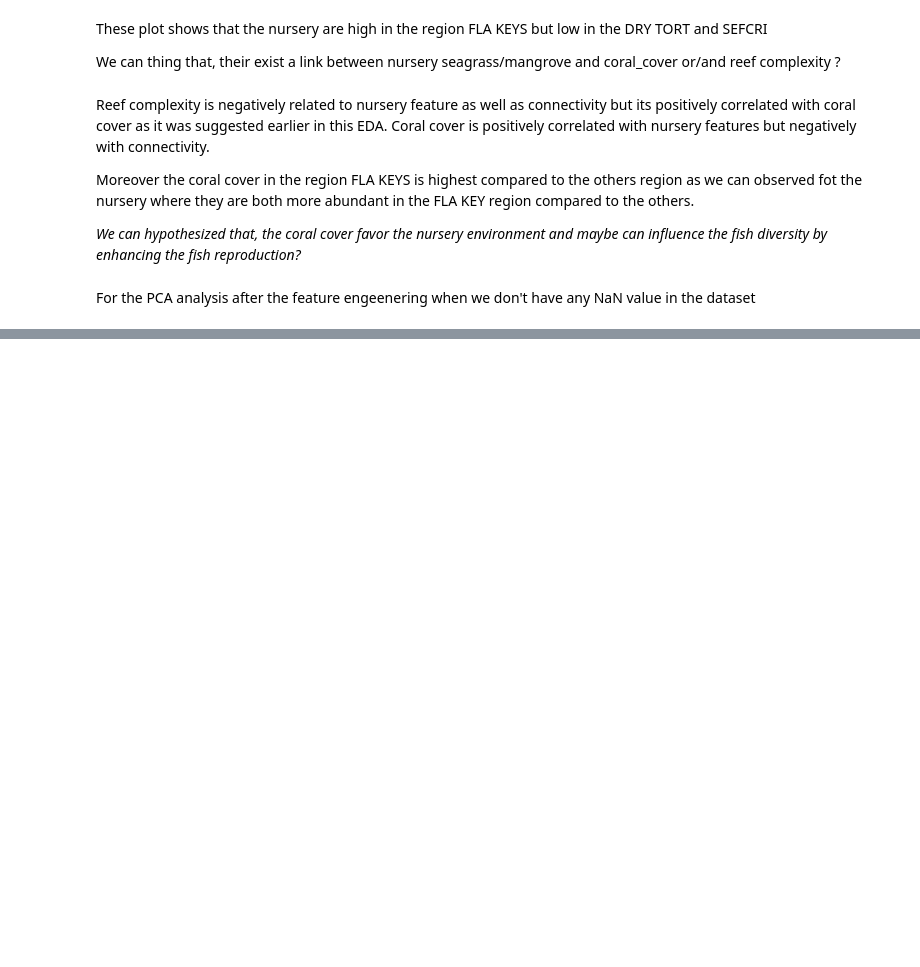
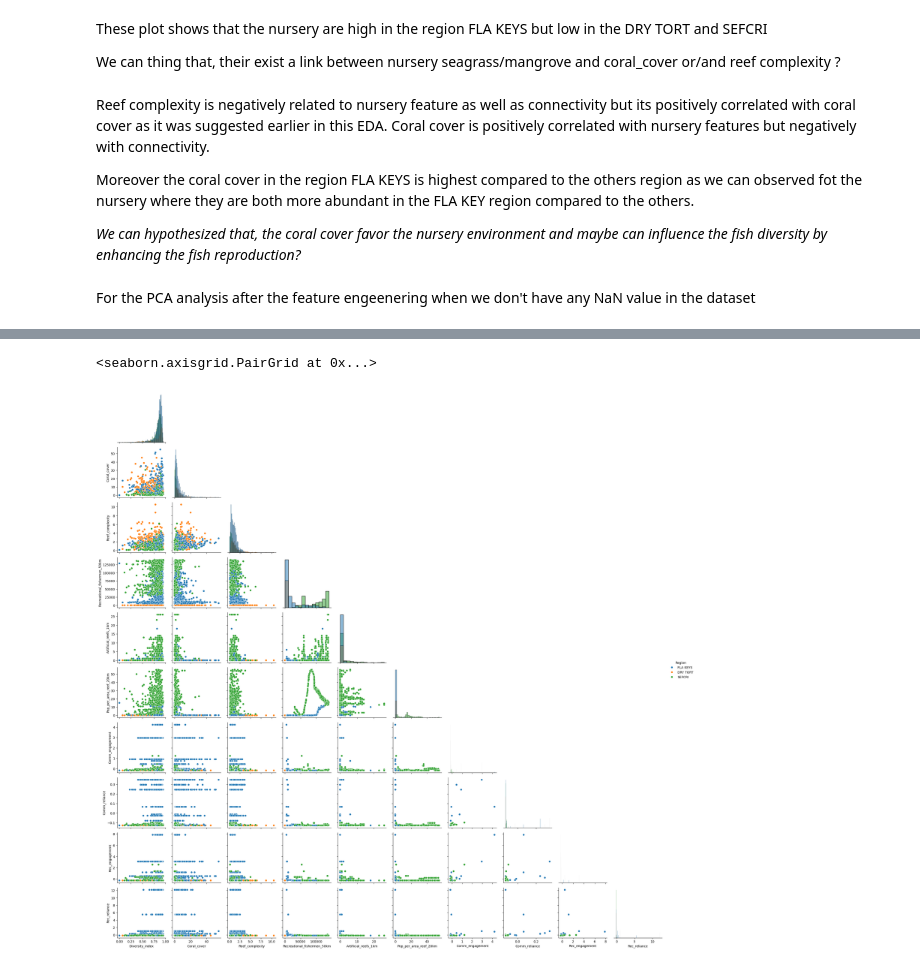
Before and after one commit to susmitha-ann/CoralReefFishSpeciesAssessment, a Jupyter notebook: Exploratory_species.ipynb, the cells around one changed output, grey strips where cells are left out. Drawn from its saved outputs; the diff is of its cells as text; code cells hidden in the pictures; blank space fills up the shorter version.

```diff
--- a/Exploratory_species.ipynb
+++ b/Exploratory_species.ipynb
@@ -332,0 +434,10 @@ For the PCA analysis after the feature engeenering when we don't have any NaN va
+# %%
+#evaluation of the relation between the diversity index, the coral/reef and the leasure and commercial fishing activities in function of the region
+
+g = sns.PairGrid(species, diag_sharey=False, corner= True, vars=['Diversity_index','Coral_cover','Reef_complexity','Recreational_fishermen_50km', 'Artificial_reefs_1km', 'Pop_per_area_reef_20km','Comm_engagement', 'Comm_reliance', 'Rec_engagement', 'Rec_reliance'], hue="Region")
+g.map_lower(sns.scatterplot)
+g.map_diag(sns.histplot)
+g.add_legend()
+# %% [output]
+<seaborn.axisgrid.PairGrid at 0x...>
+[figure, added]
```
Also changed, not shown: parts of 16 cells of this notebook.
